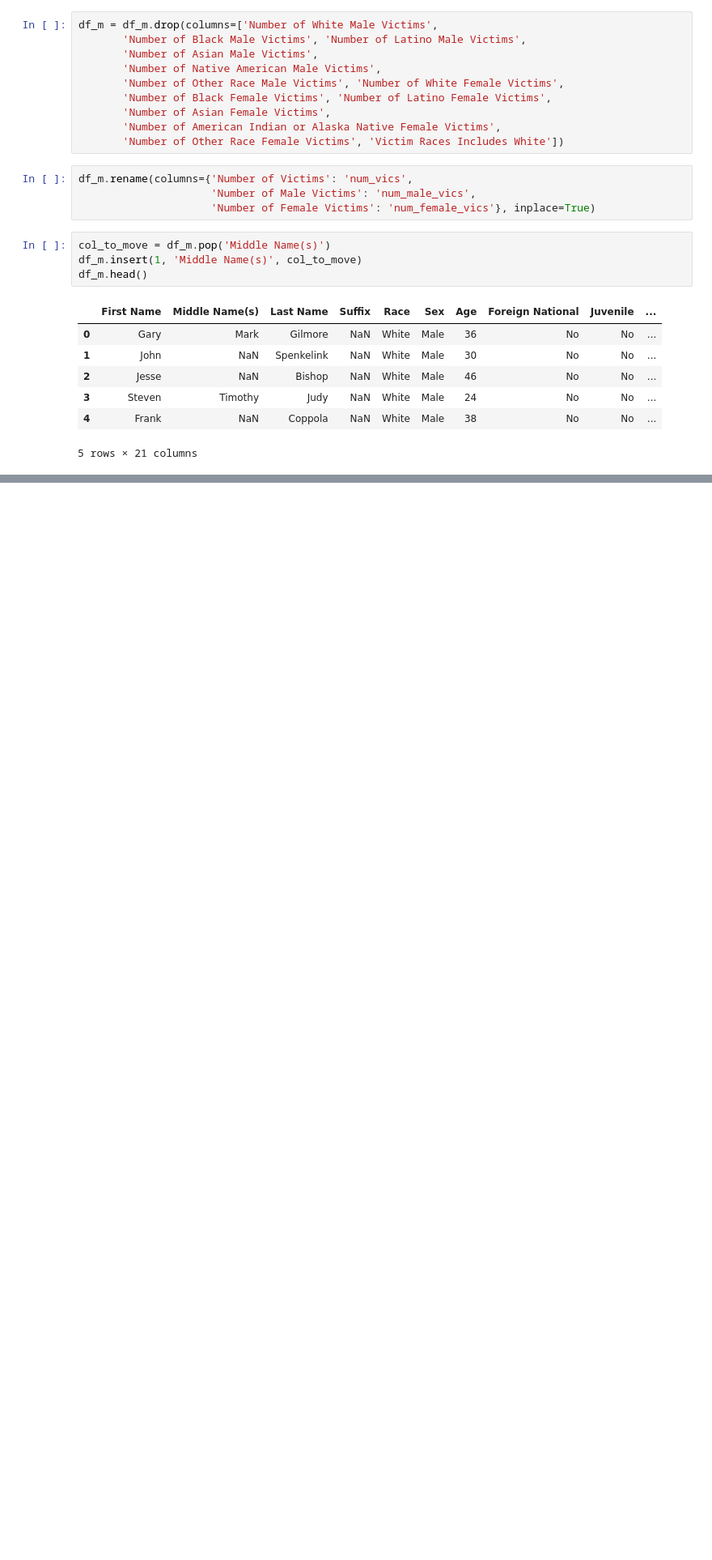
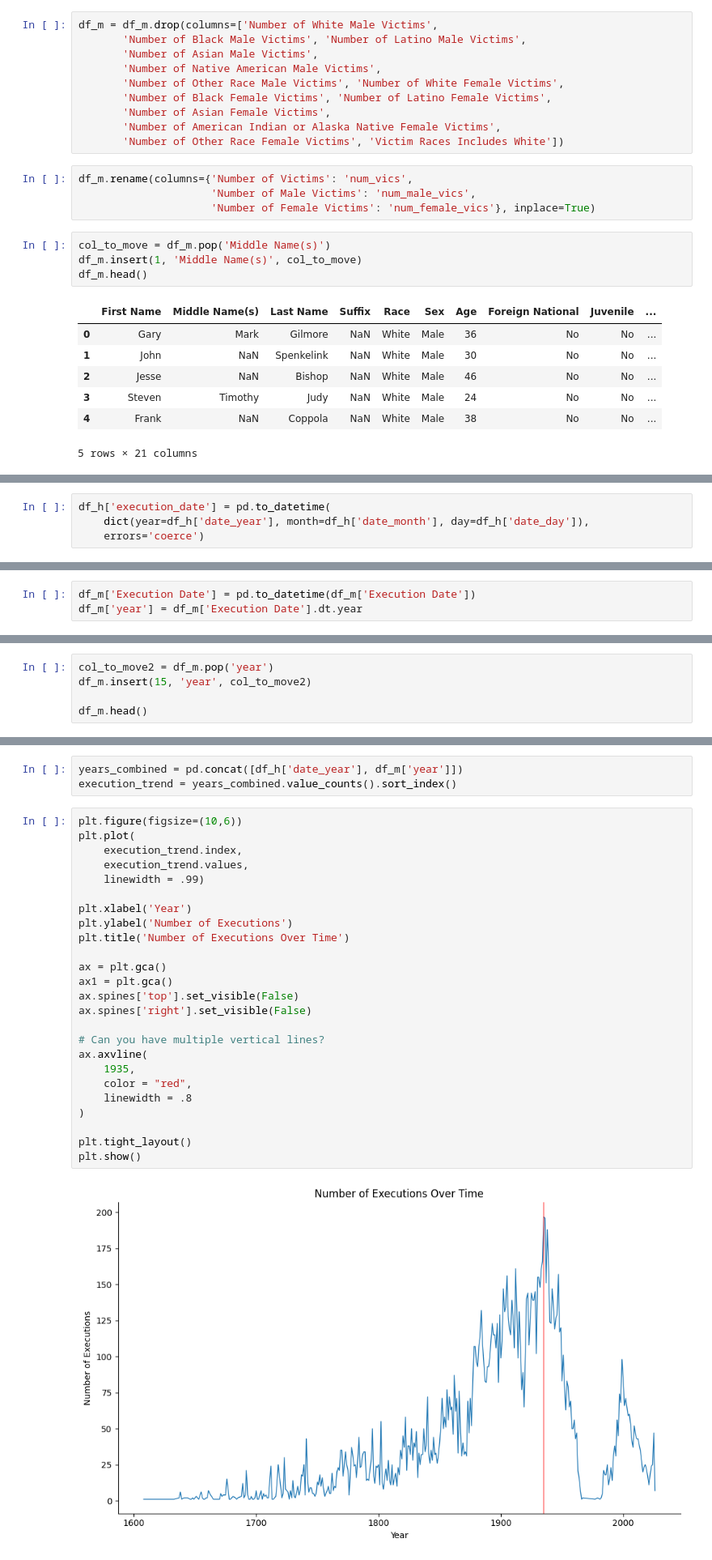
Before and after one commit to max-reevage/us-execution-trends-exploration, a Jupyter notebook: notebooks/execution_data_practice.ipynb, the cells around one changed output, grey strips where cells are left out. Shown at 81% size. Saved outputs shown, nothing was run; the diff lists cells and outputs as text; blank space fills up the shorter version.

Commit message:
Changed date format and added 'year' column in df_m, concatenated just the years for analysis, made new visual.

```diff
--- a/notebooks/execution_data_practice.ipynb
+++ b/notebooks/execution_data_practice.ipynb
@@ -232,0 +225,4 @@ Index(['First Name', 'Middle Name(s)', 'Last Name', 'Suffix', 'Race', 'Sex',
+# %%
+df_h['execution_date'] = pd.to_datetime(
+    dict(year=df_h['date_year'], month=df_h['date_month'], day=df_h['date_day']),
+    errors='coerce')
@@ -232,0 +242,3 @@ Index(['First Name', 'Middle Name(s)', 'Last Name', 'Suffix', 'Race', 'Sex',
+# %%
+df_m['Execution Date'] = pd.to_datetime(df_m['Execution Date'])
+df_m['year'] = df_m['Execution Date'].dt.year
@@ -232,0 +267,5 @@ Index(['First Name', 'Middle Name(s)', 'Last Name', 'Suffix', 'Race', 'Sex',
+# %%
+col_to_move2 = df_m.pop('year')
+df_m.insert(15, 'year', col_to_move2)
+
+df_m.head()
@@ -232,0 +280,30 @@ Index(['First Name', 'Middle Name(s)', 'Last Name', 'Suffix', 'Race', 'Sex',
+# %%
+years_combined = pd.concat([df_h['date_year'], df_m['year']])
+execution_trend = years_combined.value_counts().sort_index()
+# %%
+plt.figure(figsize=(10,6))
+plt.plot(
+    execution_trend.index,
+    execution_trend.values,
+    linewidth = .99)
+
+plt.xlabel('Year')
+plt.ylabel('Number of Executions')
+plt.title('Number of Executions Over Time')
+
+ax = plt.gca()
+ax1 = plt.gca()
+ax.spines['top'].set_visible(False)
+ax.spines['right'].set_visible(False)
+
+# Can you have multiple vertical lines?
+ax.axvline(
+    1935,
+    color = "red",
+    linewidth = .8
+)
+
+plt.tight_layout()
+plt.show()
+# %% [output]
+[figure, added]
```
Also changed, not shown: parts of 7 cells of this notebook, 1 other file.
